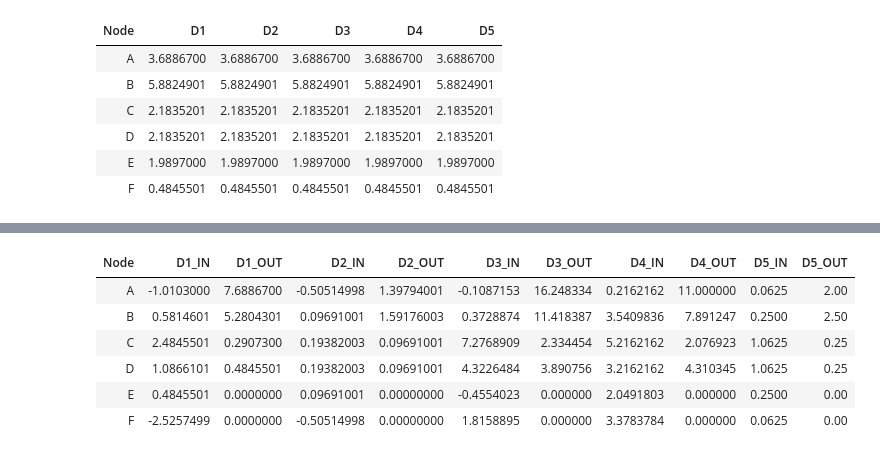
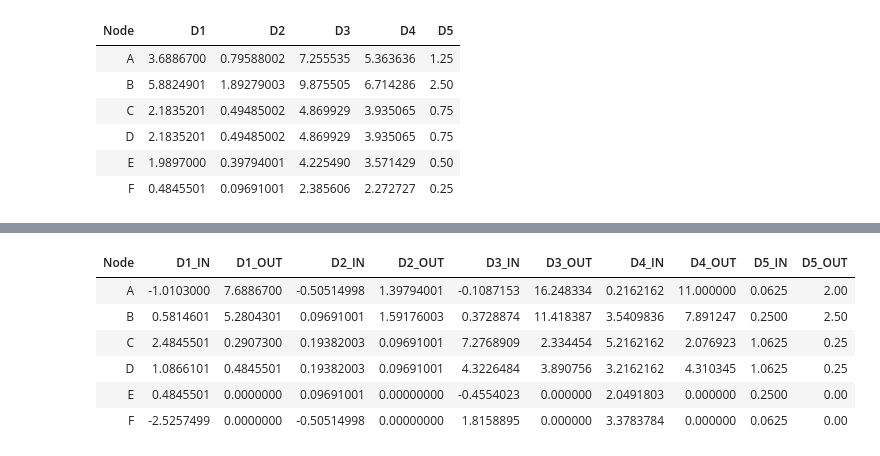
Before and after one commit to iandreafc/distinctiveness-R, a Jupyter notebook: DCDemoR.ipynb, the cells around one changed output, grey strips where cells are left out. Drawn from its saved outputs; the diff is of its cells as text; code cells hidden in the pictures.

```diff
--- a/DCDemoR.ipynb
+++ b/DCDemoR.ipynb
@@ -42,11 +24,12 @@ plot(g, edge.width = E(g)$weight)
 # %%
-d = distinctiveness(g, normalize = FALSE)
-d
+# Calculate the 5 metrics of Distinctiveness Centrality
+
+distinctiveness(g)
 # %% [output]
 | Node | D1 | D2 | D3 | D4 | D5 |
-| A | 3.6886700 | 3.6886700 | 3.6886700 | 3.6886700 | 3.6886700 |
-| B | 5.8824901 | 5.8824901 | 5.8824901 | 5.8824901 | 5.8824901 |
-| C | 2.1835201 | 2.1835201 | 2.1835201 | 2.1835201 | 2.1835201 |
-| D | 2.1835201 | 2.1835201 | 2.1835201 | 2.1835201 | 2.1835201 |
-| E | 1.9897000 | 1.9897000 | 1.9897000 | 1.9897000 | 1.9897000 |
-| F | 0.4845501 | 0.4845501 | 0.4845501 | 0.4845501 | 0.4845501 |
+| A | 3.6886700 | 0.79588002 | 7.255535 | 5.363636 | 1.25 |
+| B | 5.8824901 | 1.89279003 | 9.875505 | 6.714286 | 2.50 |
+| C | 2.1835201 | 0.49485002 | 4.869929 | 3.935065 | 0.75 |
+| D | 2.1835201 | 0.49485002 | 4.869929 | 3.935065 | 0.75 |
+| E | 1.9897000 | 0.39794001 | 4.225490 | 3.571429 | 0.50 |
+| F | 0.4845501 | 0.09691001 | 2.385606 | 2.272727 | 0.25 |
```
Also changed, not shown: parts of 12 cells of this notebook, 6 other files.
